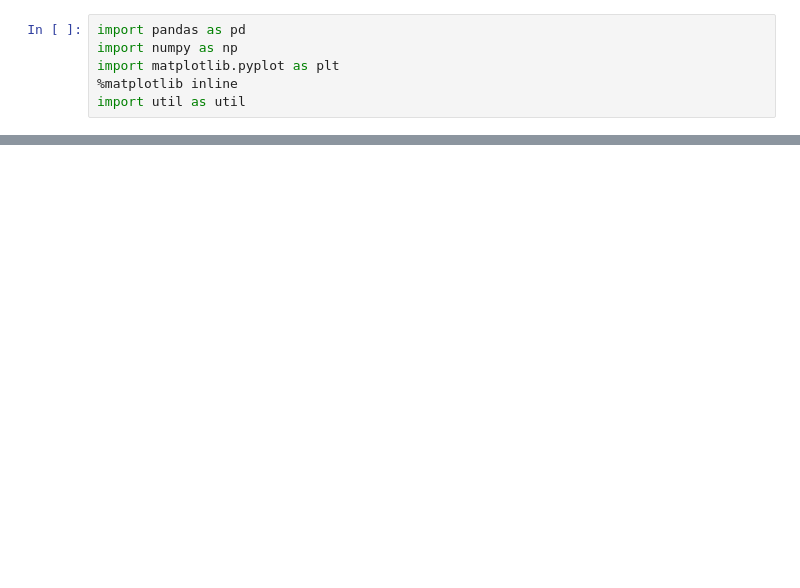
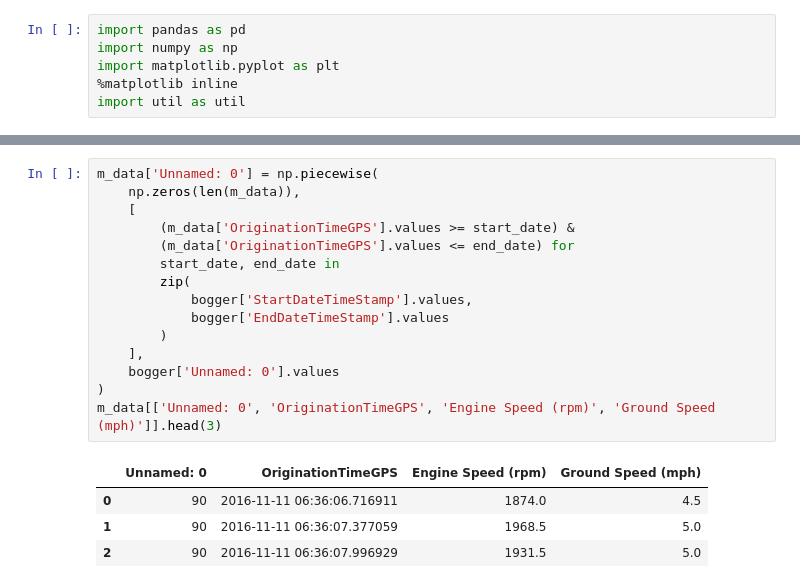
Before and after one commit to saramic/roxoff, a Jupyter notebook: Match GPS time.ipynb, the cells around one changed output, grey strips where cells are left out. Saved outputs shown, nothing was run; the diff lists cells and outputs as text; blank space fills up the shorter version.

```diff
--- a/Match GPS time.ipynb
+++ b/Match GPS time.ipynb
@@ -29,0 +52,20 @@ m_data[['OriginationTimeStamp', 'OriginationTime', 'OriginationTimeGPS']].head(1
+# %%
+m_data['Unnamed: 0'] = np.piecewise(
+    np.zeros(len(m_data)),
+    [
+        (m_data['OriginationTimeGPS'].values >= start_date) &
+        (m_data['OriginationTimeGPS'].values <= end_date) for
+        start_date, end_date in
+        zip(
+            bogger['StartDateTimeStamp'].values,
+            bogger['EndDateTimeStamp'].values
+        )
+    ],
+    bogger['Unnamed: 0'].values
+)
+m_data[['Unnamed: 0', 'OriginationTimeGPS', 'Engine Speed (rpm)', 'Ground Speed (mph)']].head(3)
+# %% [output]
+|  | Unnamed: 0 | OriginationTimeGPS | Engine Speed (rpm) | Ground Speed (mph) |
+| 0 | 90 | 2016-11-11 06:36:06.716911 | 1874.0 | 4.5 |
+| 1 | 90 | 2016-11-11 06:36:07.377059 | 1968.5 | 5.0 |
+| 2 | 90 | 2016-11-11 06:36:07.996929 | 1931.5 | 5.0 |
```
Also changed, not shown: parts of 7 cells of this notebook.
